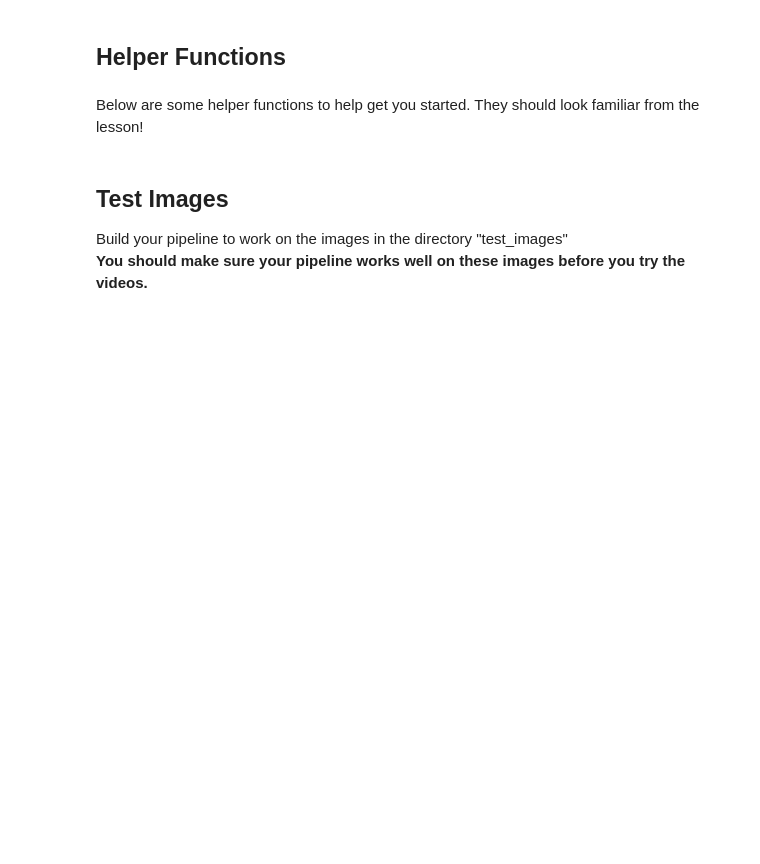
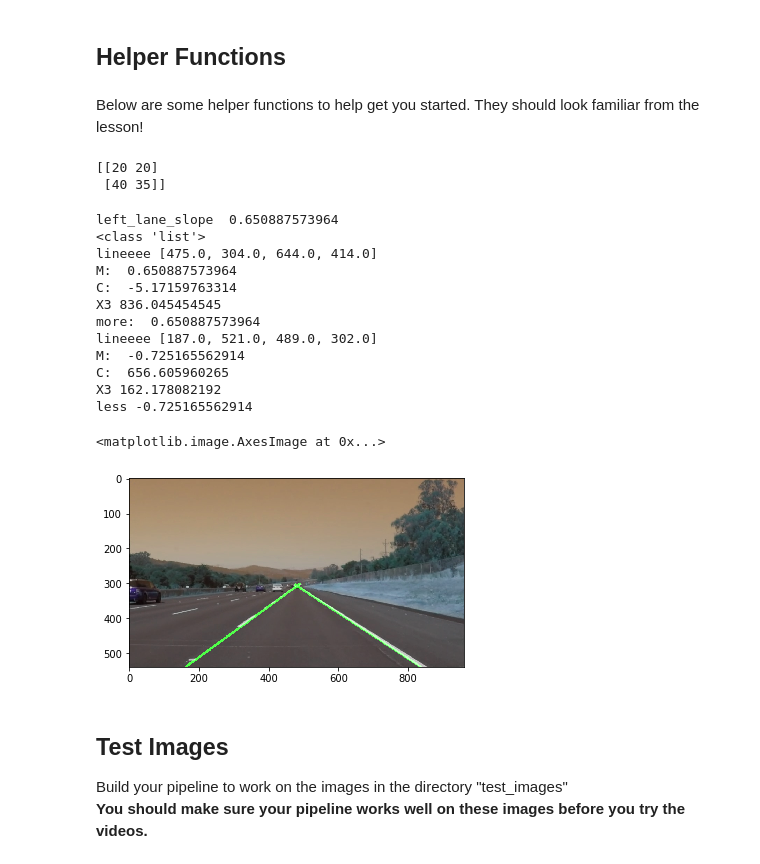
Before and after one commit to anujpotnis/CarND-LaneLines-P1, a Jupyter notebook: P1.ipynb, the cells around one changed output. Drawn from its saved outputs; the diff is of its cells as text; code cells hidden in the pictures; blank space fills up the shorter version.

Commit message:
Lane markings extrapolated

```diff
--- a/P1.ipynb
+++ b/P1.ipynb
@@ -41,6 +41,7 @@ Let's have a look at our first image called 'test_images/solidWhiteRight.jpg'.
 # %%
 ## Tuning PArameters:
 gauss_kernel = 5
+Ymax = 539
 # %% [markdown]
 ## Import Packages
 # %%
@@ -77,6 +82,15 @@ plt.imshow(image)  # if you wanted to show a single color channel image called '
 ## Helper Functions
 # %% [markdown]
 Below are some helper functions to help get you started. They should look familiar from the lesson!
+# %%
+Right_Lane_Markings = []
+Right_Lane_Markings.append((20,20))
+Right_Lane_Markings.append((40,35))
+np.array(Right_Lane_Markings)
+print(np.array(Right_Lane_Markings))
+# %% [output]
+[[20 20]
+ [40 35]]
 # %%
 import math
 
@@ -123,7 +137,7 @@ def region_of_interest(img, vertices):
     return masked_image
 
 
-def draw_lines(img, lines, color=[255, 0, 0], thickness=5):
+def draw_lines(img, lines, color=[0, 255, 0], thickness=5):
     """
     NOTE: this is the function you might want to use as a starting point once you want to
     average/extrapolate the line segments you detect to map out the full
@@ -144,8 +158,34 @@ def draw_lines(img, lines, color=[255, 0, 0], thickness=5):
     lines = filter_lines(lines)
 #     print("line filtered: ",lines)
     for line in lines:
-#         print("lineeee", line[0])
-        cv2.line(img, (int(line[0]), int(line[1])), (int(line[2]), int(line[3])), color, thickness)
+        print("lineeee", line)
+        x1 = line[0]
+        y1 = line[1]
+        x2 = line[2]
+        y2 = line[3]
+
+        # Y = MX + C
+        M = (y2-y1)/(x2-x1)
+        print('M: ', M)
+        C = y2-M*x2
+        print('C: ', C)
+        X3 = (Ymax - y2 + M*x2)/M
+        print('X3', X3)
+
+
+#         print("Hello", (int(line[0]), int(line[1])), (int(X3), Ymax))
+#         vx,vy,X,Y = cv2.fitLine(np.array([(20, 20), (40, 35)]),cv2.DIST_L2,0,0.01,0.01)
+#         print("Points: ", vx, vy, X, Y)
+
+        if M<0:
+            print('less', M)
+            cv2.line(img, (int(x1), int(y1)), (int(x2), int(y2)), color, thickness)
+            cv2.line(img, (int(x1), int(y1)), (int(X3), Ymax), color, thickness)
+        else:
+            print('more: ', M)
+            cv2.line(img, (int(x1), int(y1)), (int(x2), int(y2)), color, thickness)
+            cv2.line(img, (int(X3), Ymax), (int(x2), int(y2)), color, thickness)
+
 #         cv2.line(img, 35,45,55,25, color, thickness)
 
 def hough_lines(img, rho, theta, threshold, min_line_len, max_line_gap):
@@ -201,7 +241,7 @@ def filter_lines(lines):
     sort_hist = np.argsort(hist)
 #     print("Sorted Hist: ", sort_hist)
     left_lane_slope = bins[sort_hist[-1]+1]
-#     print("left_lane_slope ",left_lane_slope)
+    print("left_lane_slope ",left_lane_slope)
     idx = np.absolute((lane_info[:,4]-left_lane_slope)).argmin()
 #     print("idx ", idx)
     flines.append([lane_info[idx,0], lane_info[idx,1], lane_info[idx,2], lane_info[idx,3] ])
@@ -212,21 +252,38 @@ def filter_lines(lines):
 #     print("right_lane_slope", right_lane_slope)
 #     print(lane_info[:,4])
     flines.append([lane_info[idx,0], lane_info[idx,1], lane_info[idx,2], lane_info[idx,3] ])
-    plt.show(plt.hist(slopes))
+#     plt.show(plt.hist(slopes))
 
     print(type(flines))
     return flines
 # %%
 img_raw = cv2.imread('./test_images/solidWhiteRight.jpg')
 img = cv2.cvtColor(img_raw, cv2.COLOR_BGR2RGB)
 img_canny = canny(gaussian_blur(img, gauss_kernel), low_threshold=70, high_threshold=80)
 
 left_bottom = [0,img_raw.shape[0]]
 left_top = [470, 300]
 right_top = [500, 300]
 right_bottom = [img_raw.shape[1], img_raw.shape[0]]
 
 vertices = np.array([[left_bottom, left_top, right_top, right_bottom]], dtype=np.int32)
 img_roi = region_of_interest(img_canny, vertices)
 
 overlay = hough_lines(img_roi, 1, (np.pi)/180, 20, 50, 500)
+
+plt.imshow(weighted_img(overlay,img_raw))
+# %% [output]
+left_lane_slope  0.650887573964
+<class 'list'>
+lineeee [475.0, 304.0, 644.0, 414.0]
+M:  0.650887573964
+C:  -5.17159763314
+X3 836.045454545
+more:  0.650887573964
+lineeee [187.0, 521.0, 489.0, 302.0]
+M:  -0.725165562914
+C:  656.605960265
+X3 162.178082192
+less -0.725165562914
+<matplotlib.image.AxesImage at 0x...>
+[figure, added]
```
Also changed, not shown: parts of 8 cells of this notebook.
